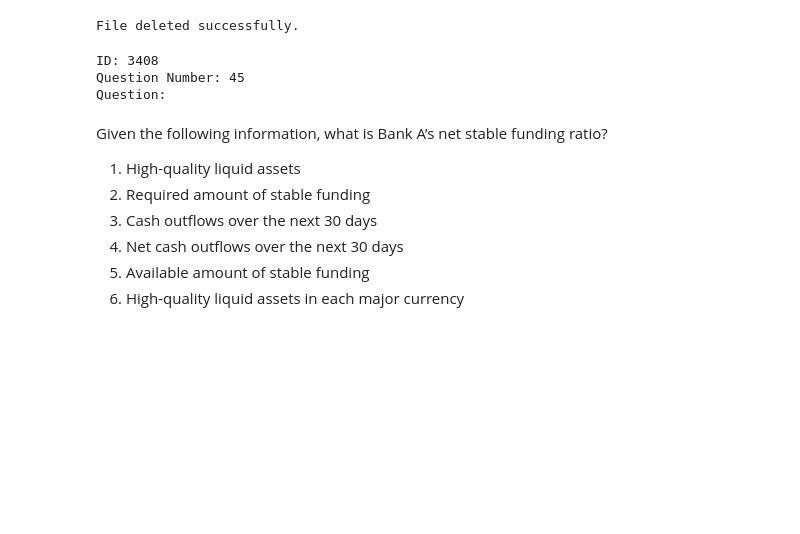
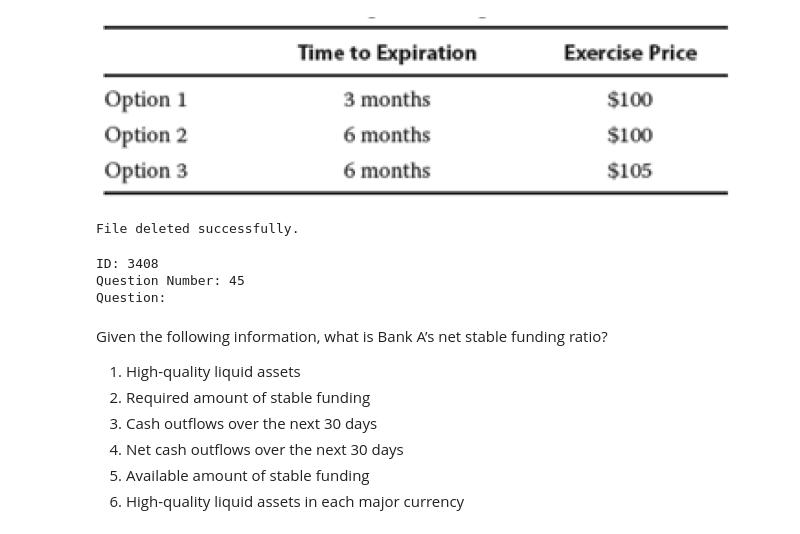
Before and after one commit to Jennie-Deng/Financial-Reasoning, a Jupyter notebook: dataset/text.ipynb, the cells around one changed output. Cells and saved outputs as stored; diff of their text form; code cells hidden in the pictures; blank space fills up the shorter version.

```diff
--- a/dataset/text.ipynb
+++ b/dataset/text.ipynb
@@ -6,3 +7,7 @@ import ast
+# %%
+Image.open("/Volumes/Jennie/Reasoning/FinReasoning/dataset/images/level1_yan_sheng_images/43u.png")
+# %% [output]
+[figure, added]
 # %%
 
 
```
Also changed, not shown: parts of 1 cell of this notebook, 7 other files.
